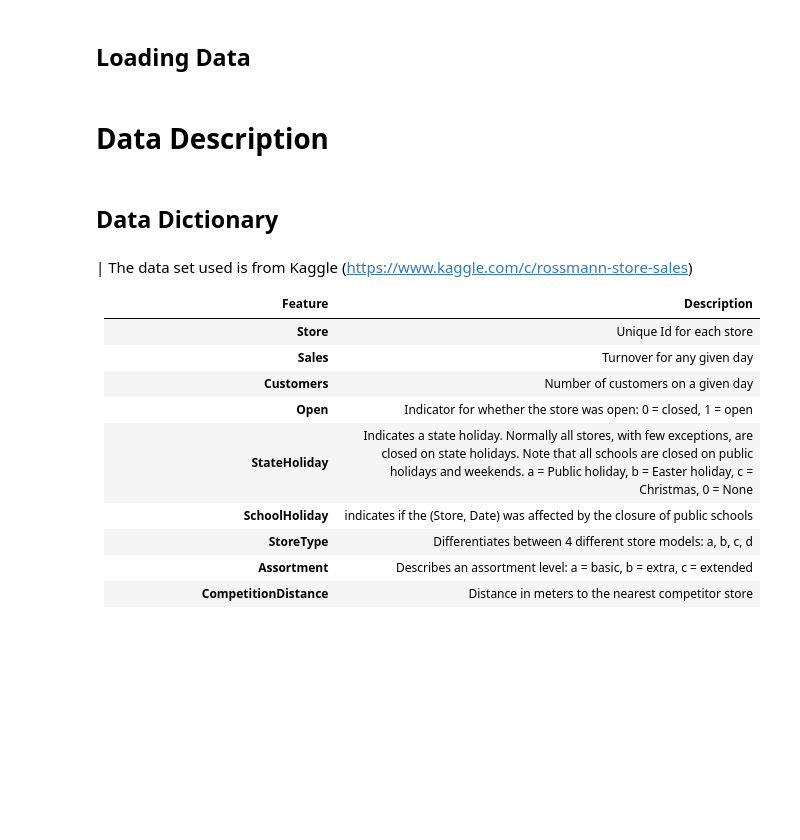
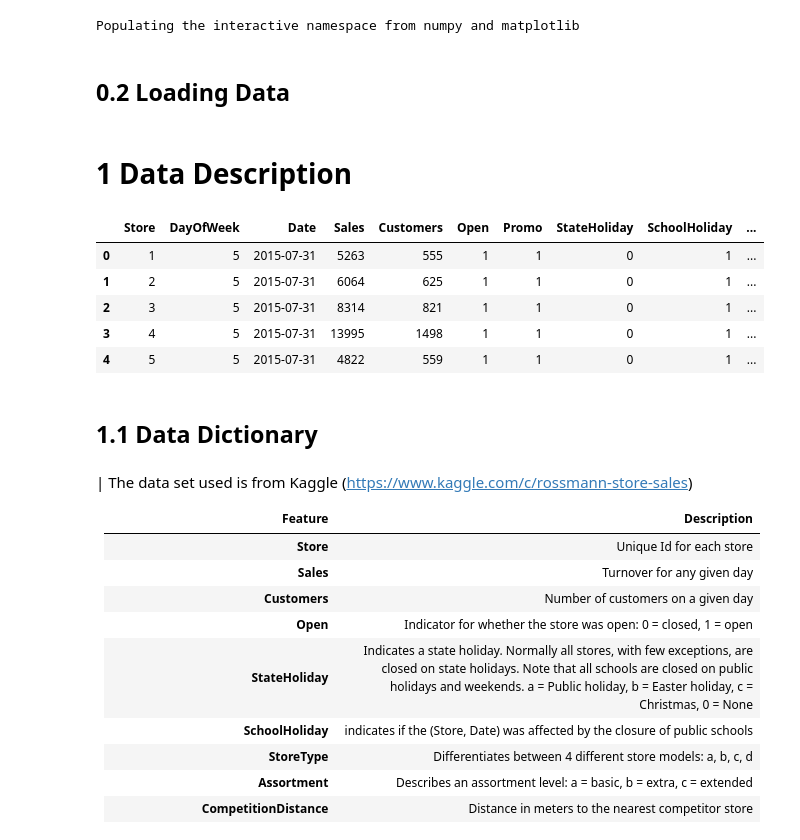
Before and after one commit to BernardoRFonseca/RossmannSalesPred, a Jupyter notebook: Store Sales Prediction.ipynb, the cells around one changed output. Drawn from its saved outputs; the diff is of its cells as text; code cells hidden in the pictures; blank space fills up the shorter version.

```diff
--- a/Store Sales Prediction.ipynb
+++ b/Store Sales Prediction.ipynb
@@ -120,5 +111,24 @@ Populating the interactive namespace from numpy and matplotlib
+# %%
+def jupyter_settings():
+    %matplotlib inline
+    %pylab inline
+
+    plt.style.use( 'bmh' )
+    plt.rcParams['figure.figsize'] = [25, 12]
+    plt.rcParams['font.size'] = 24
+
+    display( HTML( '<style>.container { width:100% !important; }</style>') )
+    pd.options.display.max_columns = None
+    pd.options.display.max_rows = None
+    pd.set_option( 'display.expand_frame_repr', False )
+
+    sns.set()
+
+jupyter_settings();
+# %% [output]
+Populating the interactive namespace from numpy and matplotlib
 # %% [markdown]
-## Loading Data
+## 0.2 Loading Data
 # %%
 df_sales_raw = pd.read_csv('data/train.csv', low_memory=False)
 df_store_raw = pd.read_csv('data/store.csv', low_memory=False)
@@ -126,11 +136,20 @@ df_store_raw = pd.read_csv('data/store.csv', low_memory=False)
 # merge datasets
 df_raw = pd.merge( df_sales_raw, df_store_raw, how='left', on='Store')
 # %% [markdown]
-# Data Description
+# 1 Data Description
 # %%
 df1 = df_raw.copy()
+# %%
+df1.head()
+# %% [output]
+|  | Store | DayOfWeek | Date | Sales | Customers | Open | Promo | StateHoliday | SchoolHoliday | ... |
+| 0 | 1 | 5 | 2015-07-31 | 5263 | 555 | 1 | 1 | 0 | 1 | ... |
+| 1 | 2 | 5 | 2015-07-31 | 6064 | 625 | 1 | 1 | 0 | 1 | ... |
+| 2 | 3 | 5 | 2015-07-31 | 8314 | 821 | 1 | 1 | 0 | 1 | ... |
+| 3 | 4 | 5 | 2015-07-31 | 13995 | 1498 | 1 | 1 | 0 | 1 | ... |
+| 4 | 5 | 5 | 2015-07-31 | 4822 | 559 | 1 | 1 | 0 | 1 | ... |
 # %% [markdown]
-## Data Dictionary
+## 1.1 Data Dictionary
 # %% [markdown]
 | The data set used is from Kaggle (https://www.kaggle.com/c/rossmann-store-sales)
 
```
Also changed, not shown: parts of 67 cells of this notebook.
